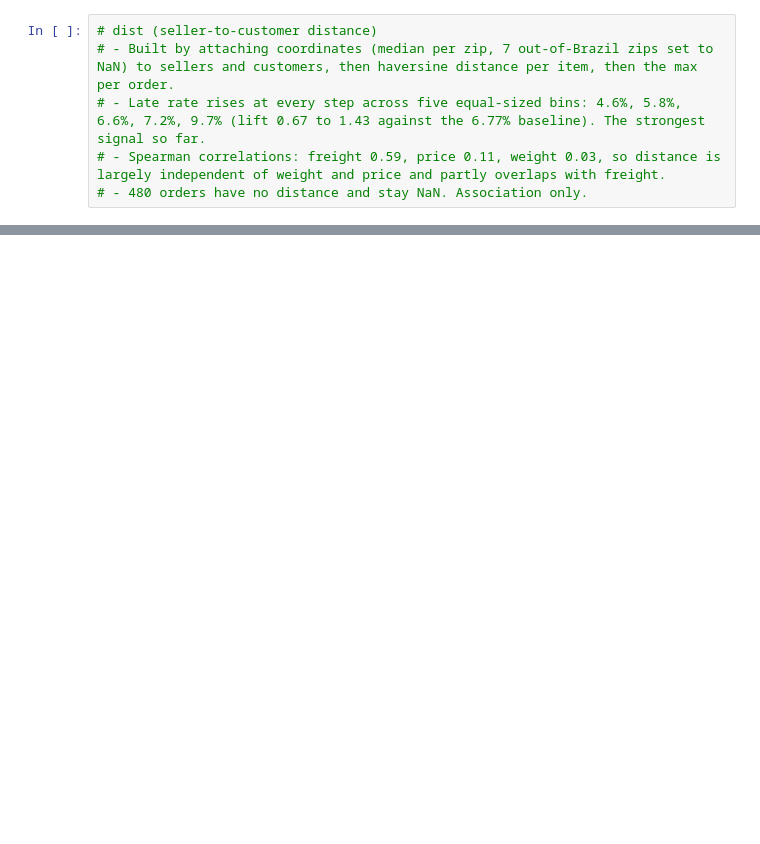
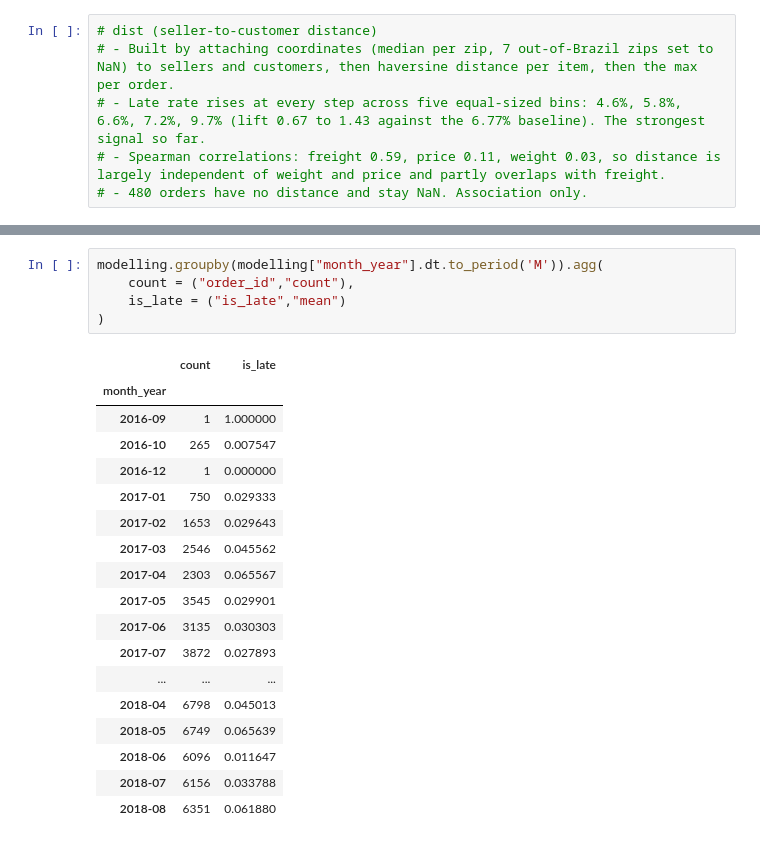
Before and after one commit to philipkasumbi/olist-late-delivery-prediction, a Jupyter notebook: notebooks/01_data_exploration.ipynb, the cells around one changed output, grey strips where cells are left out. Saved outputs shown, nothing was run; the diff lists cells and outputs as text; blank space fills up the shorter version.

```diff
--- a/notebooks/01_data_exploration.ipynb
+++ b/notebooks/01_data_exploration.ipynb
@@ -556,0 +1548,24 @@ modelling["dist"].describe()
+# %%
+modelling.groupby(modelling["month_year"].dt.to_period('M')).agg(
+    count = ("order_id","count"),
+    is_late = ("is_late","mean")
+)
+# %% [output]
+|  | count | is_late |
+| month_year |  |  |
+| 2016-09 | 1 | 1.000000 |
+| 2016-10 | 265 | 0.007547 |
+| 2016-12 | 1 | 0.000000 |
+| 2017-01 | 750 | 0.029333 |
+| 2017-02 | 1653 | 0.029643 |
+| 2017-03 | 2546 | 0.045562 |
+| 2017-04 | 2303 | 0.065567 |
+| 2017-05 | 3545 | 0.029901 |
+| 2017-06 | 3135 | 0.030303 |
+| 2017-07 | 3872 | 0.027893 |
+| ... | ... | ... |
+| 2018-04 | 6798 | 0.045013 |
+| 2018-05 | 6749 | 0.065639 |
+| 2018-06 | 6096 | 0.011647 |
+| 2018-07 | 6156 | 0.033788 |
+| 2018-08 | 6351 | 0.061880 |
```
Also changed, not shown: parts of 179 cells of this notebook.
